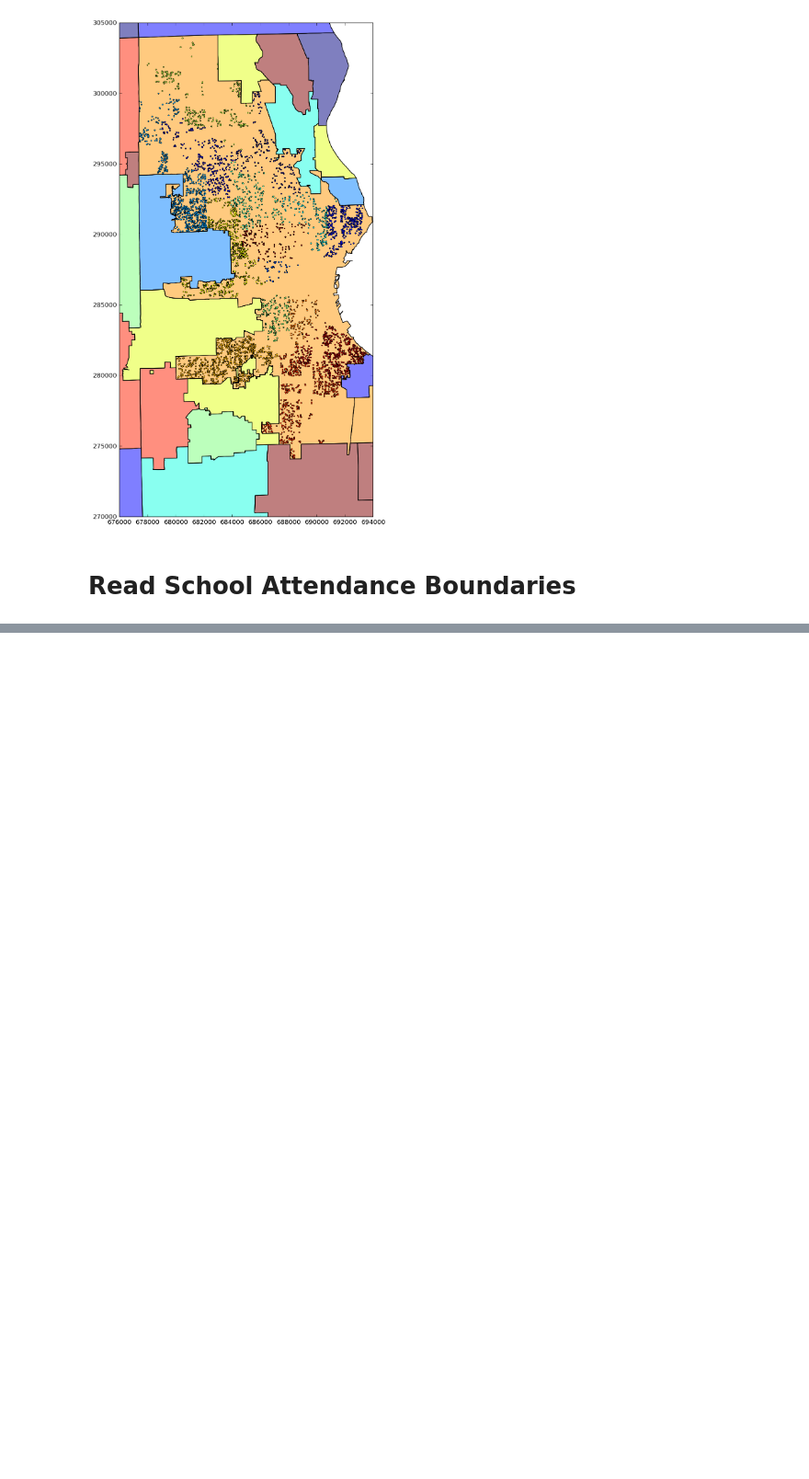
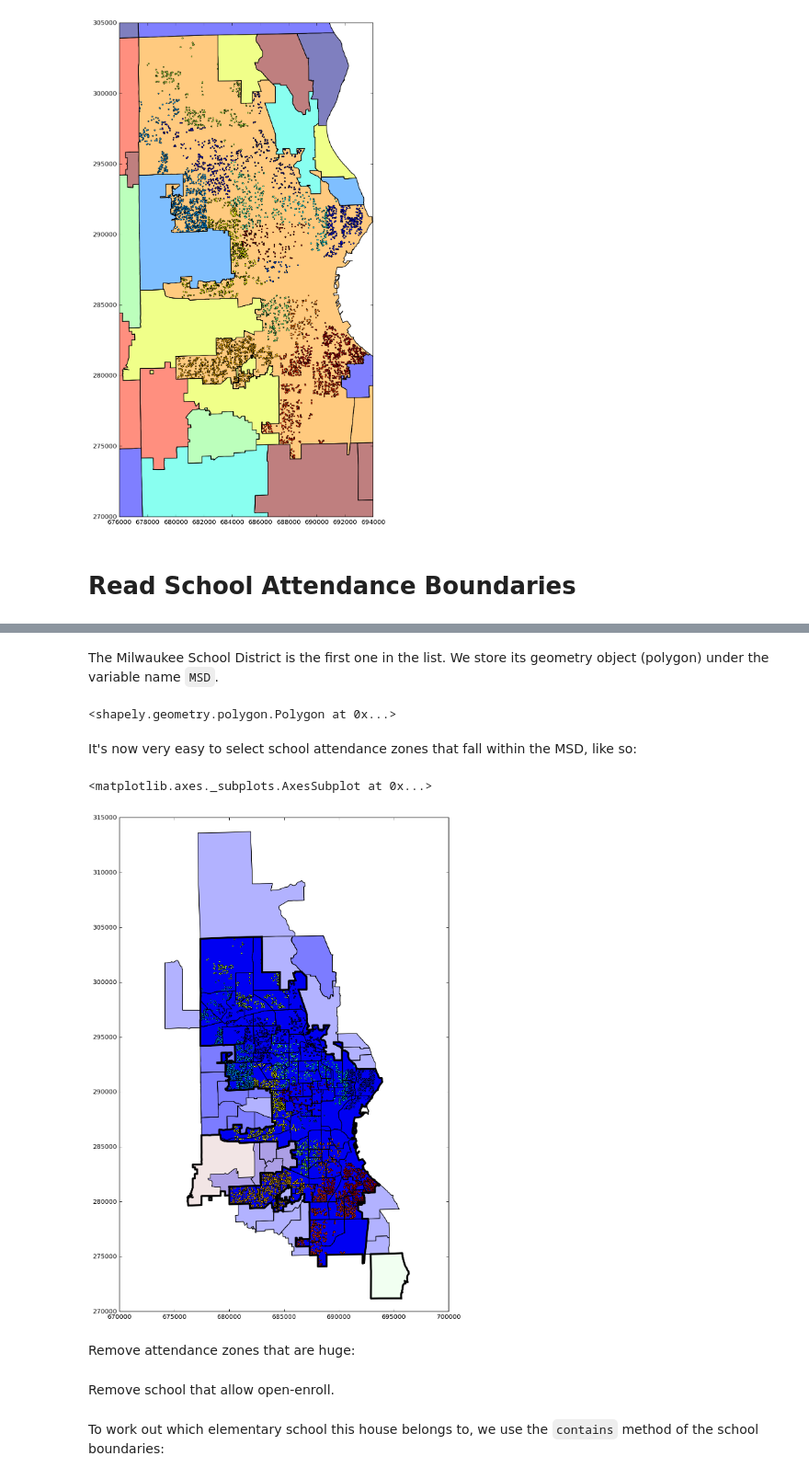
Before and after one commit to gwb/rdd-coverage, a Jupyter notebook: Maxime/Milwaukee_boundaries.ipynb, the cells around one changed output, grey strips where cells are left out. Shown at 92% size. Saved outputs shown, nothing was run; the diff lists cells and outputs as text; code cells hidden in the pictures; blank space fills up the shorter version.

```diff
--- a/Maxime/Milwaukee_boundaries.ipynb
+++ b/Maxime/Milwaukee_boundaries.ipynb
@@ -109,0 +146,6 @@ plt.ylim(old_ylim)
+# %%
+milwaukee_districts=tl_2013_55_unsd_elsd_harn[
+    ["milwaukee" in s.lower()
+        for s in tl_2013_55_unsd_elsd_harn.DIST_NAME.values
+    ]]
+milwaukee_districts
@@ -109,0 +158,20 @@ plt.ylim(old_ylim)
+# %% [markdown]
+The Milwaukee School District is the first one in the list. We store its geometry object (polygon) under the variable name `MSD`.
+# %%
+MSD=milwaukee_districts.iloc[0].geometry
+MSD
+# %% [output]
+<shapely.geometry.polygon.Polygon at 0x...>
+# %% [markdown]
+It's now very easy to select school attendance zones that fall within the MSD, like so:
+# %%
+milwaukee_attendances_1 = SABS_1314_WI_1[SABS_1314_WI_1.intersects(MSD)]
+milwaukee_attendances_3 = SABS_1314_WI_3[SABS_1314_WI_3.intersects(MSD)]
+plot_dataframe(geocoded_concat, column="district", figsize=(14.0, 14.0))
+plot_dataframe(milwaukee_attendances_1, color="blue", alpha=0.3, ax=plt.gca())
+plot_dataframe(milwaukee_districts, ax=plt.gca(), alpha=0.1, linewidth=3)
+# %% [output]
+<matplotlib.axes._subplots.AxesSubplot at 0x...>
+[figure, added]
+# %% [markdown]
+Remove attendance zones that are huge:
@@ -109,0 +181,2 @@ plt.ylim(old_ylim)
+# %% [markdown]
+Remove school that allow open-enroll.
@@ -109,0 +186,2 @@ plt.ylim(old_ylim)
+# %% [markdown]
+To work out which elementary school this house belongs to, we use the `contains` method of the school boundaries:
```
Also changed, not shown: parts of 27 cells of this notebook, 7 other files.
